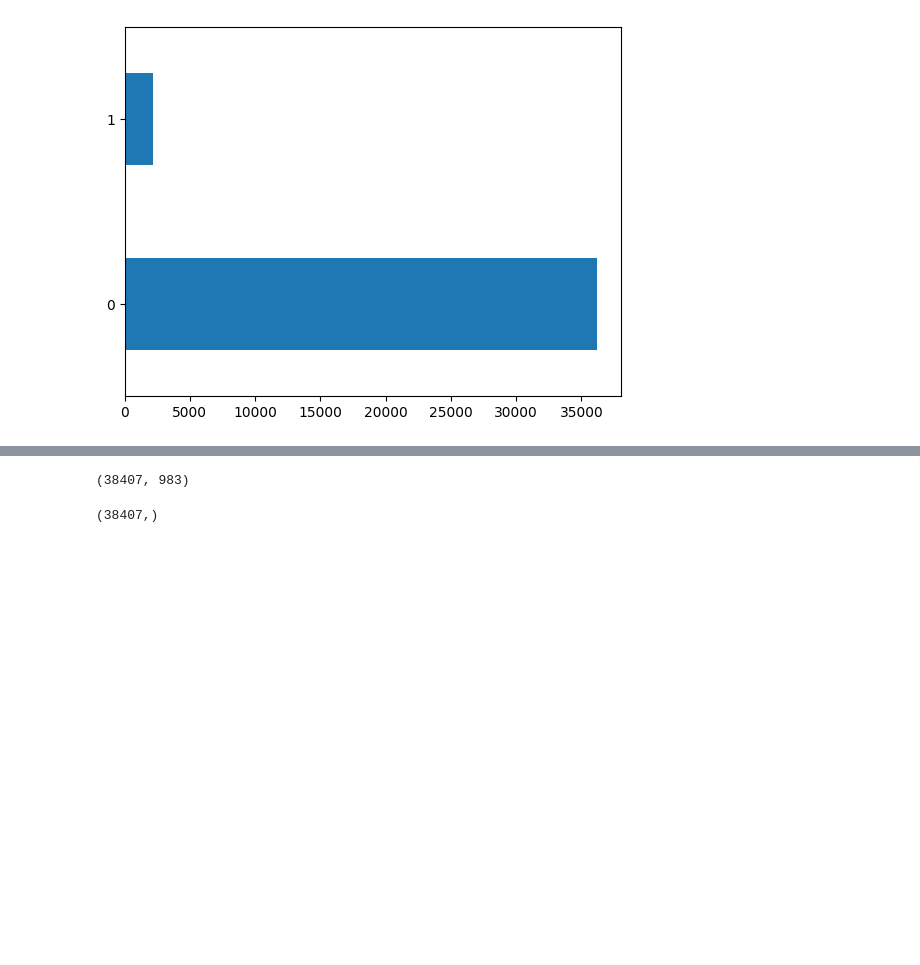
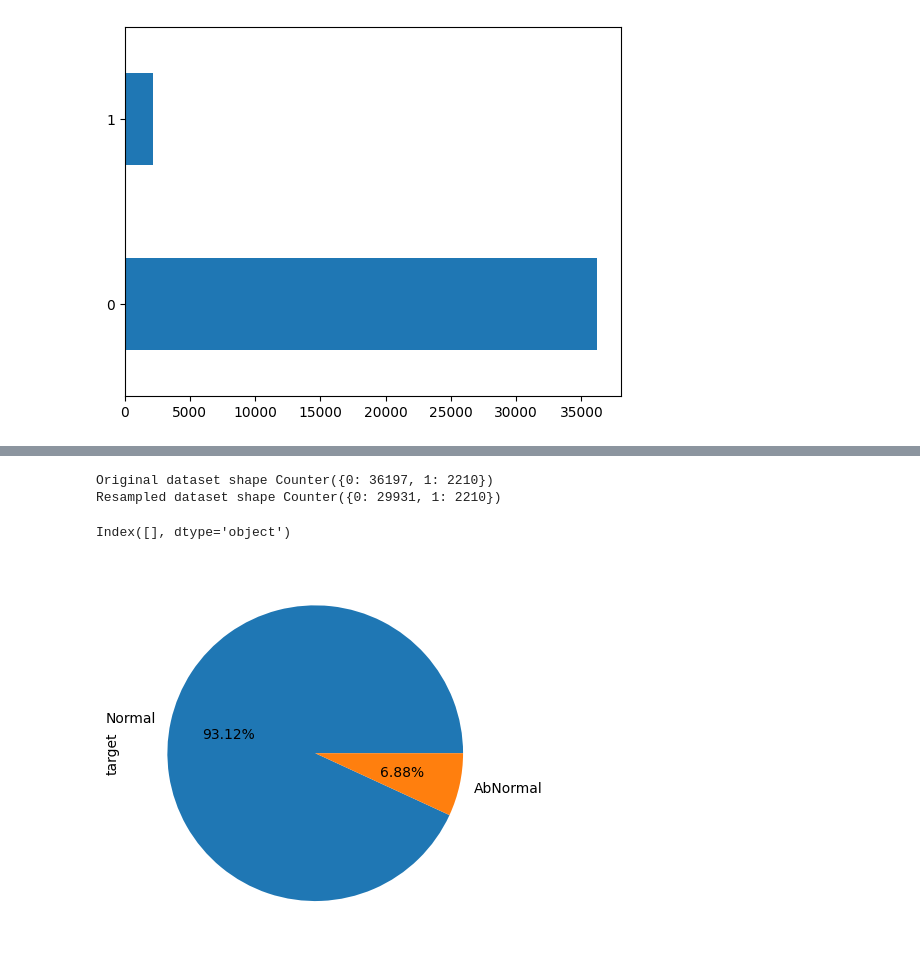
Before and after one commit to watchstep/YAIMERS, a Jupyter notebook: pre_2.ipynb, the cells around one changed output, grey strips where cells are left out. Drawn from its saved outputs; the diff is of its cells as text; code cells hidden in the pictures; blank space fills up the shorter version.

```diff
--- a/pre_2.ipynb
+++ b/pre_2.ipynb
@@ -175,14 +217,17 @@ def downsample(X, y, method, random_seed=RANDOM_SEED):
-# %%
-X_tr_trans.shape
-# %% [output]
-(38407, 983)
-# %%
-y_tr.shape
-# %% [output]
-(38407,)
 # %%
 # downsampled_df = random_downsample(df, sample_ratio=3.0)
 downsample_options = {1:"nearmiss", 2:"cluster", 3:"allknn", 4:"oneside", 5:"tomek"}
 
-downsampled_df_tr = downsample(X_tr_trans, y_tr, method=downsample_options[1])
+downsampled_df_tr = downsample(X_tr, y_tr, method=downsample_options[3])
+# %% [output]
+Original dataset shape Counter({0: 36197, 1: 2210})
+Resampled dataset shape Counter({0: 29931, 1: 2210})
+# %%
+downsampled_df_tr.columns[downsampled_df_tr.isnull().any()]
+# %% [output]
+Index([], dtype='object')
+# %%
+viz_pie(downsampled_df_tr)
+# %% [output]
+[figure, added]
 # %%
```
Also changed, not shown: parts of 33 cells of this notebook, 1 other file.
